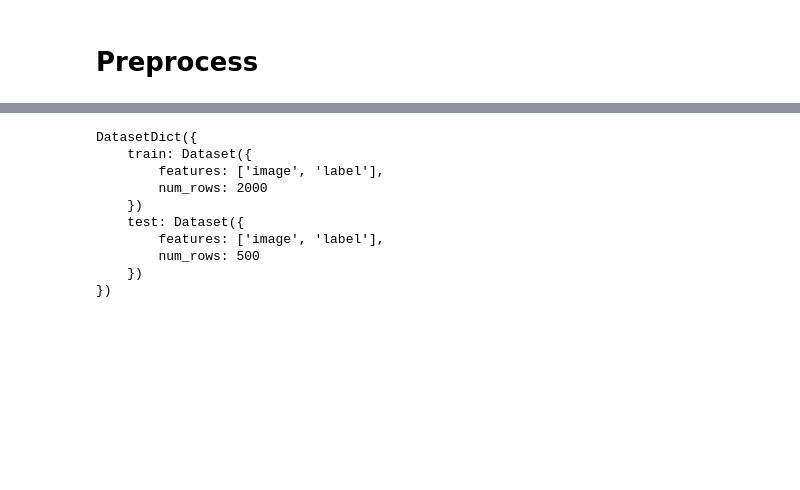
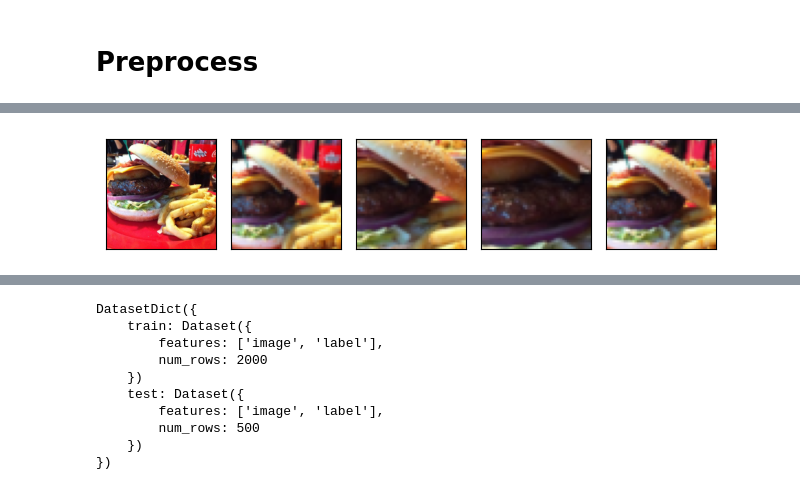
Before and after one commit to vitaliyradchenko/projector_course, a Jupyter notebook: lectures/16.1 - DL in Computer Vision. Fine_tune_own_model.ipynb, the cells around one changed output, grey strips where cells are left out. Saved outputs shown, nothing was run; the diff lists cells and outputs as text; code cells hidden in the pictures; blank space fills up the shorter version.

```diff
--- a/lectures/16.1 - DL in Computer Vision. Fine_tune_own_model.ipynb
+++ b/lectures/16.1 - DL in Computer Vision. Fine_tune_own_model.ipynb
@@ -58,0 +143,6 @@ image_processor = AutoImageProcessor.from_pretrained(checkpoint)
+# %%
+resize_cropper = RandomResizedCrop(size=(50, 50))
+resized_crops = [resize_cropper(orig_img) for _ in range(4)]
+plot([orig_img] + resized_crops)
+# %% [output]
+[figure, added]
```
Also changed, not shown: parts of 15 cells of this notebook.
